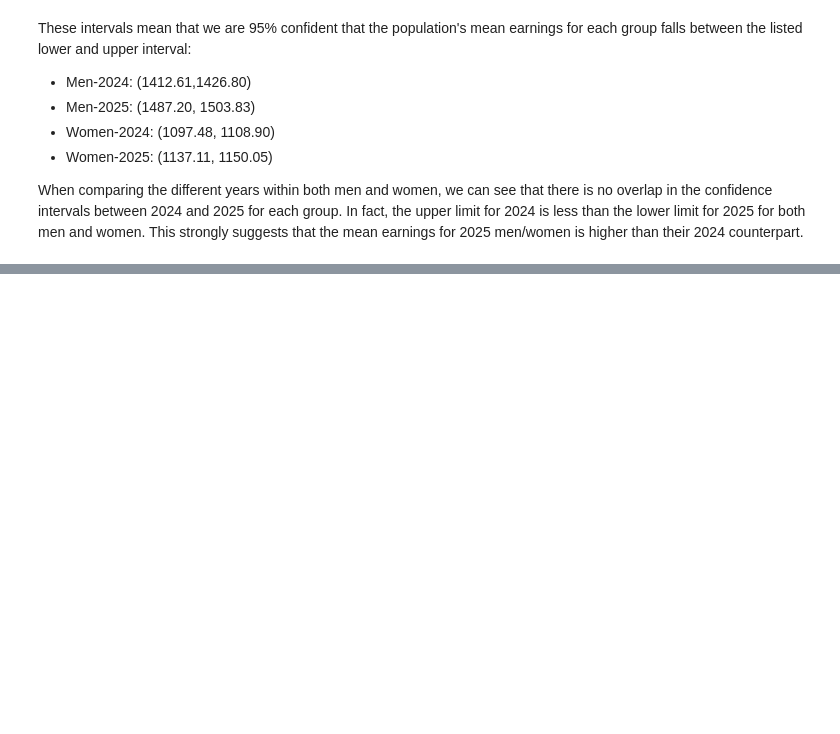
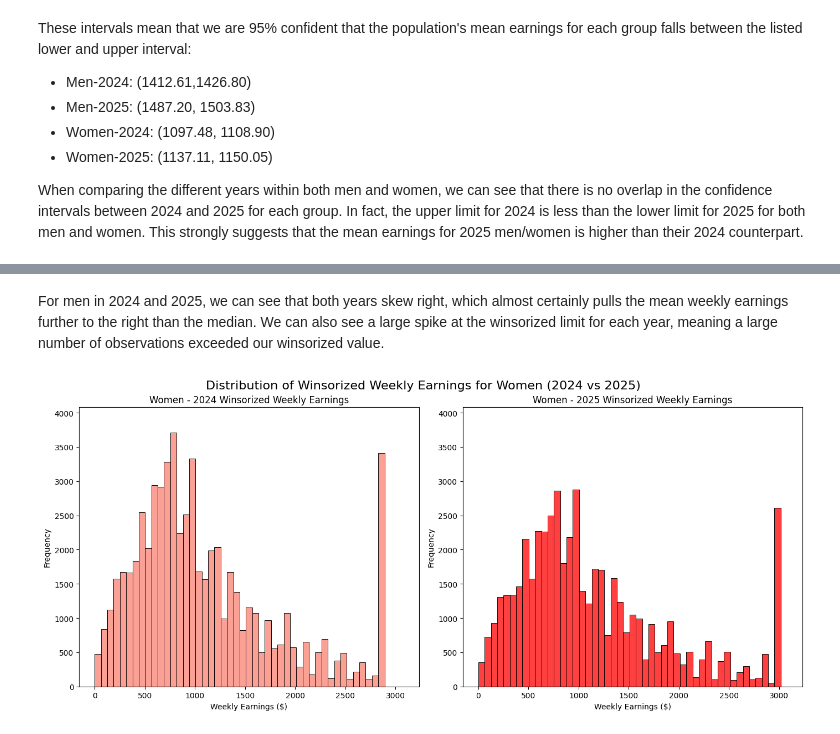
Before and after one commit to alexanderson522/INFO648, a Jupyter notebook: Homeworks/Homework_3/INFO648_Problem_Set_3_Alex_Anderson.ipynb, the cells around one changed output, grey strips where cells are left out. Saved outputs shown, nothing was run; the diff lists cells and outputs as text; code cells hidden in the pictures; blank space fills up the shorter version.

```diff
--- a/Homeworks/Homework_3/INFO648_Problem_Set_3_Alex_Anderson.ipynb
+++ b/Homeworks/Homework_3/INFO648_Problem_Set_3_Alex_Anderson.ipynb
@@ -302,0 +344,35 @@ When comparing earnings across education groups, median (and IQR) were the most
+# %% [markdown]
+For men in 2024 and 2025, we can see that both years skew right, which almost certainly pulls the mean weekly earnings further to the right than the median. We can also see a large spike at the winsorized limit for each year, meaning a large number of observations exceeded our winsorized value.
+# %%
+
+# Determine a reasonable common bin range for women
+women_max_earnings = max(women_2024['EARNWEEK2_w95'].max(), women_2025['EARNWEEK2_w95'].max())
+women_bins = np.linspace(0, women_max_earnings + 100, 50)
+
+# Calculate max frequency across both years for women to synchronize y-axis
+women_hist_2024, _ = np.histogram(women_2024['EARNWEEK2_w95'], bins=women_bins)
+women_hist_2025, _ = np.histogram(women_2025['EARNWEEK2_w95'], bins=women_bins)
+women_max_freq = max(women_hist_2024.max(), women_hist_2025.max())
+
+# Plotting for Women
+plt.figure(figsize=(14, 6))
+
+plt.subplot(1, 2, 1)
+sns.histplot(women_2024['EARNWEEK2_w95'], bins=women_bins, kde=False, color='salmon')
+plt.title('Women - 2024 Winsorized Weekly Earnings')
+plt.xlabel('Weekly Earnings ($)')
+plt.ylabel('Frequency')
+plt.ylim(0, women_max_freq * 1.1) # Add some padding to the max frequency
+
+plt.subplot(1, 2, 2)
+sns.histplot(women_2025['EARNWEEK2_w95'], bins=women_bins, kde=False, color='red')
+plt.title('Women - 2025 Winsorized Weekly Earnings')
+plt.xlabel('Weekly Earnings ($)')
+plt.ylabel('Frequency')
+plt.ylim(0, women_max_freq * 1.1) # Add some padding to the max frequency
+
+plt.tight_layout()
+plt.suptitle('Distribution of Winsorized Weekly Earnings for Women (2024 vs 2025)', y=1.02, fontsize=16)
+plt.show()
+# %% [output]
+[figure, added]
```
Also changed, not shown: parts of 38 cells of this notebook.
